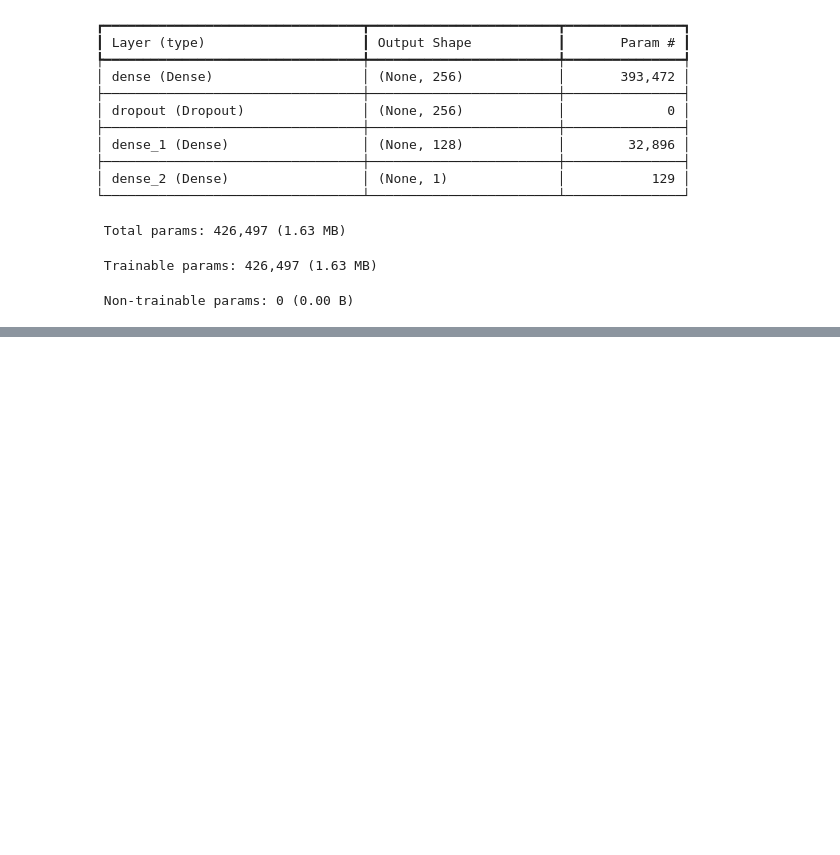
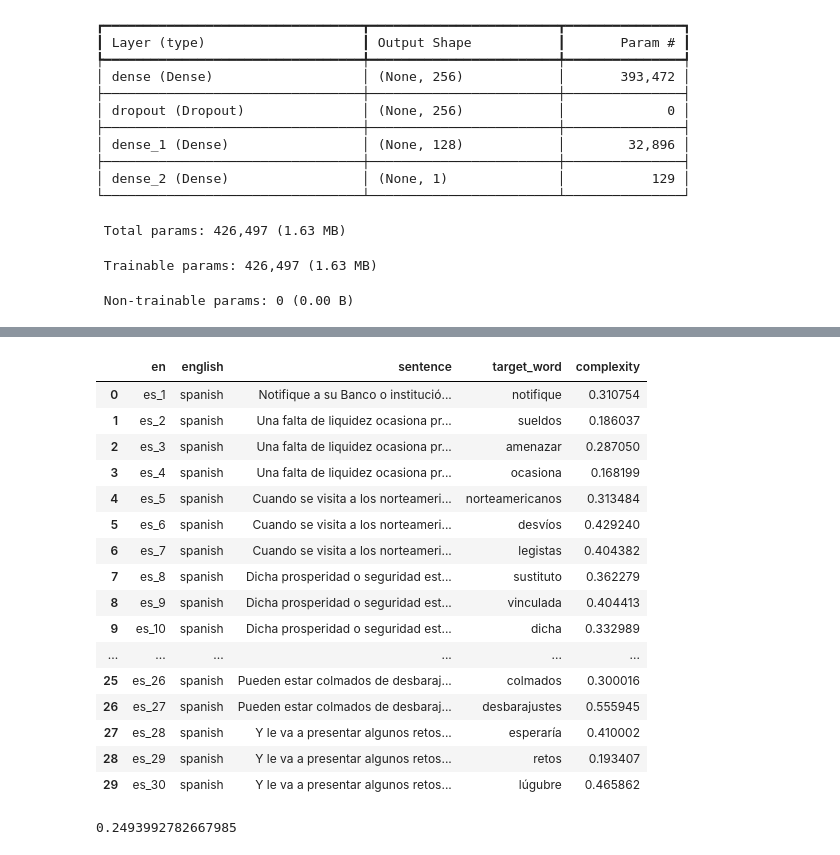
Before and after one commit to Fedee120/MLSP, a Jupyter notebook: utils/BETO.ipynb, the cells around one changed output, grey strips where cells are left out. Saved outputs shown, nothing was run; the diff lists cells and outputs as text; code cells hidden in the pictures; blank space fills up the shorter version.

Commit message:
BETO embeddings with MLP

```diff
--- a/utils/BETO.ipynb
+++ b/utils/BETO.ipynb
@@ -237,2 +244,13 @@ Test RMSE: 0.2471848428249359, Test MAE: 0.19494310021400452
 # %%
 model.save("modelos/Beto.keras")
+# %%
+import csv
+import re
+import pandas as pd
+
+input_file_path = '/home/spoturno/coding/MLSP_Data/Data/Trial/Spanish/multilex_trial_es_lcp.tsv'
+output_file_path = input_file_path.replace('.tsv', '_results.csv')
+
+df = pd.read_csv(input_file_path, delimiter='\t', header=None, names=['en', 'english', 'sentence', 'target_word', 'complexity'])
+
+df.head()
@@ -238,0 +264,5 @@ model.save("modelos/Beto.keras")
+# %%
+trial_set = process_dataframe(df, tokenizer, model_beto, device)
+trial_set = trial_set[:, :-1]
+# %%
+prediction = model.predict(trial_set.numpy())
@@ -238,0 +291,22 @@ model.save("modelos/Beto.keras")
+# %%
+df['complexity'] = prediction
+# %%
+df
+# %% [output]
+|  | en | english | sentence | target_word | complexity |
+| 0 | es_1 | spanish | Notifique a su Banco o institució... | notifique | 0.310754 |
+| 1 | es_2 | spanish | Una falta de liquidez ocasiona pr... | sueldos | 0.186037 |
+| 2 | es_3 | spanish | Una falta de liquidez ocasiona pr... | amenazar | 0.287050 |
+| 3 | es_4 | spanish | Una falta de liquidez ocasiona pr... | ocasiona | 0.168199 |
+| 4 | es_5 | spanish | Cuando se visita a los norteameri... | norteamericanos | 0.313484 |
+| 5 | es_6 | spanish | Cuando se visita a los norteameri... | desvíos | 0.429240 |
+| 6 | es_7 | spanish | Cuando se visita a los norteameri... | legistas | 0.404382 |
+| 7 | es_8 | spanish | Dicha prosperidad o seguridad est... | sustituto | 0.362279 |
+| 8 | es_9 | spanish | Dicha prosperidad o seguridad est... | vinculada | 0.404413 |
+| 9 | es_10 | spanish | Dicha prosperidad o seguridad est... | dicha | 0.332989 |
+| ... | ... | ... | ... | ... | ... |
+| 25 | es_26 | spanish | Pueden estar colmados de desbaraj... | colmados | 0.300016 |
+| 26 | es_27 | spanish | Pueden estar colmados de desbaraj... | desbarajustes | 0.555945 |
+| 27 | es_28 | spanish | Y le va a presentar algunos retos... | esperaría | 0.410002 |
+| 28 | es_29 | spanish | Y le va a presentar algunos retos... | retos | 0.193407 |
+| 29 | es_30 | spanish | Y le va a presentar algunos retos... | lúgubre | 0.465862 |
@@ -238,0 +315,5 @@ model.save("modelos/Beto.keras")
+# %%
+import numpy as np
+np.sqrt(0.0622)
+# %% [output]
+0.2493992782667985
```
Also changed, not shown: parts of 10 cells of this notebook, 4 other files.
